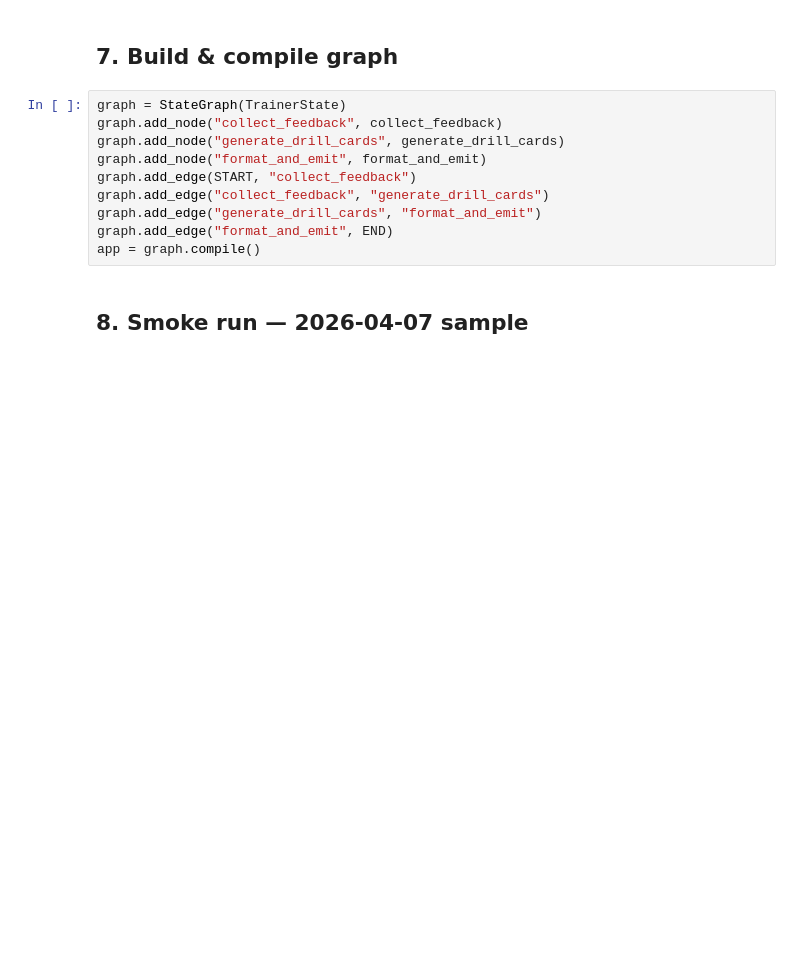
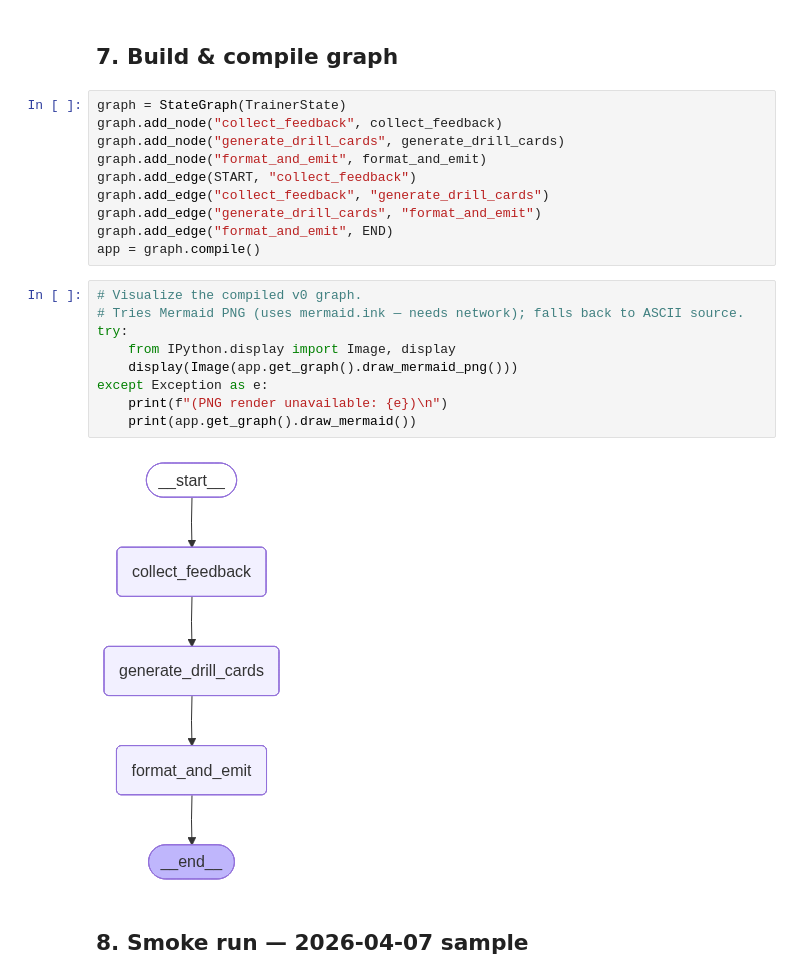
Before and after one commit to refigo/agent-practice, a Jupyter notebook: english-output-trainer/notebook.ipynb, the cells around one changed output. Drawn from its saved outputs; the diff is of its cells as text; blank space fills up the shorter version.

```diff
--- a/english-output-trainer/notebook.ipynb
+++ b/english-output-trainer/notebook.ipynb
@@ -197,6 +228,17 @@ graph.add_edge("collect_feedback", "generate_drill_cards")
 graph.add_edge("generate_drill_cards", "format_and_emit")
 graph.add_edge("format_and_emit", END)
 app = graph.compile()
+# %%
+# Visualize the compiled v0 graph.
+# Tries Mermaid PNG (uses mermaid.ink — needs network); falls back to ASCII source.
+try:
+    from IPython.display import Image, display
+    display(Image(app.get_graph().draw_mermaid_png()))
+except Exception as e:
+    print(f"(PNG render unavailable: {e})\n")
+    print(app.get_graph().draw_mermaid())
+# %% [output]
+[figure, added]
 # %% [markdown]
 ## 8. Smoke run — 2026-04-07 sample
 # %%
```
Also changed, not shown: parts of 2 cells of this notebook.
